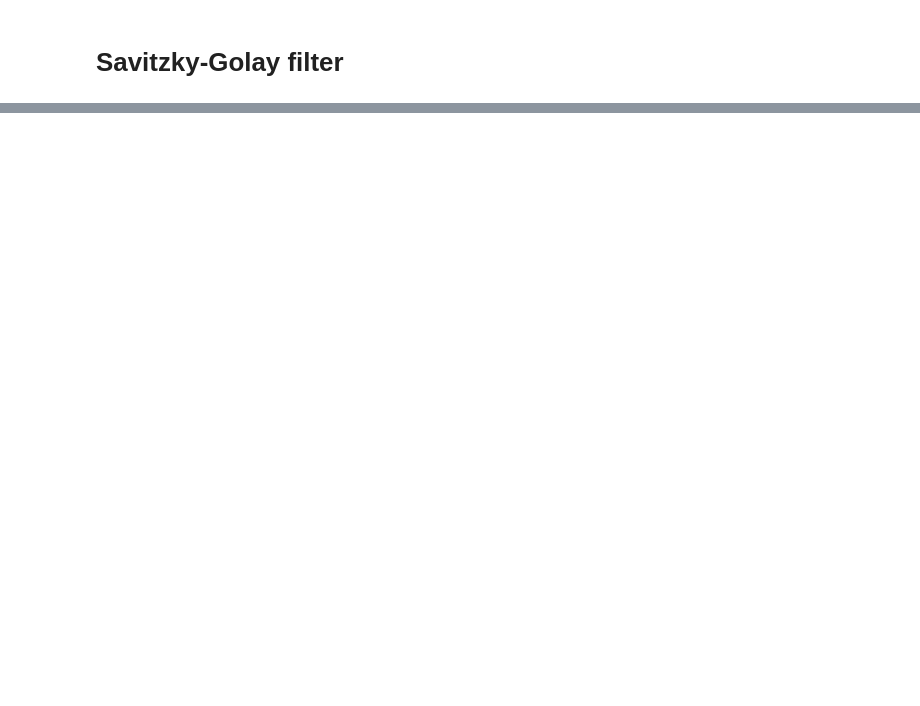
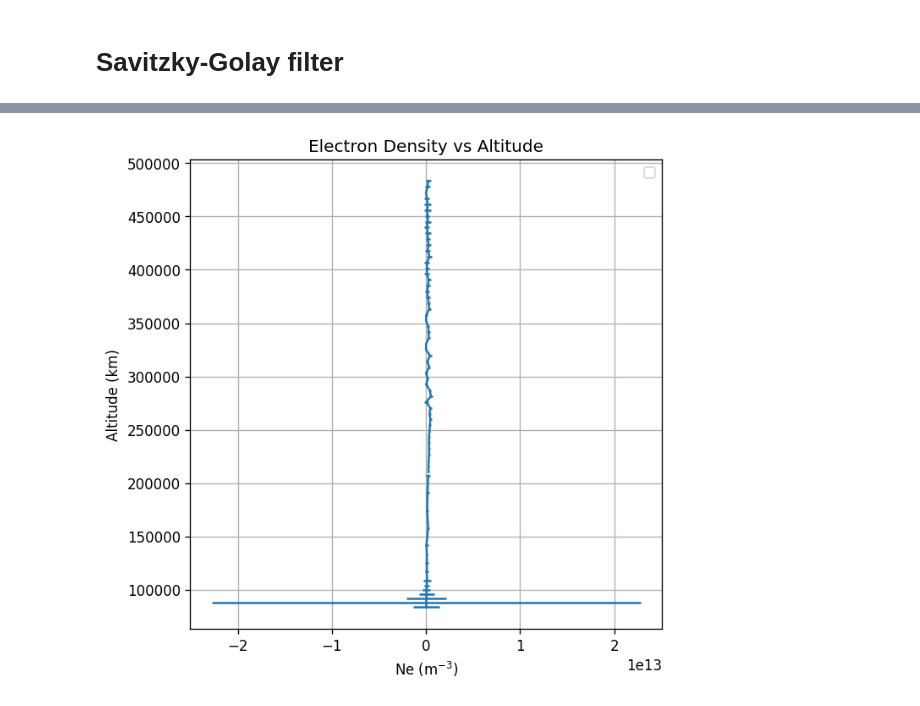
Before and after one commit to xXallisonXx/ISR2025_group5, a Jupyter notebook: TEC_multi_wfm.ipynb, the cells around one changed output, grey strips where cells are left out. Saved outputs shown, nothing was run; the diff lists cells and outputs as text; code cells hidden in the pictures; blank space fills up the shorter version.

```diff
--- a/TEC_multi_wfm.ipynb
+++ b/TEC_multi_wfm.ipynb
@@ -303,0 +392,94 @@ def TECIntegralWithErrors(Ne,dNe,Alt):
+# %%
+# stitch together data from 0-200km for AC and 200-550km for long pulse
+
+# Download a specific file from the experiment
+
+beam_index = 0
+time_index = 0
+
+fig,ax = plt.subplots(1,1, figsize=(6,6), dpi=120)
+
+stitched_all_beams_data = []
+stitched_all_beams_err = []
+stitched_all_beams_alt = []
+
+# -- Get lp data above 200km
+for i, beam_data in enumerate(PFISR_data_F):
+
+    stitched_data = []
+    stitched_alt = []
+    stitched_err = []
+
+    beam_data = PFISR_data_F[i]
+
+    # if i == beam_index:
+
+    print("Long pulse")
+    data_shape = np.shape(beam_data['ne'])
+    print()
+
+    index_200km_lp = np.argmin(np.abs(beam_data['altitude']-200000)) +2
+
+    print(np.size(beam_data['ne'], 0) - index_200km_lp )
+
+    stitched_data = beam_data['ne'][index_200km_lp:-1, :]
+    stitched_alt = beam_data['altitude'][index_200km_lp:-1]
+    stitched_err = beam_data['dne'][index_200km_lp:-1,:]
+
+    print(np.shape(stitched_data))
+    print(np.shape(stitched_alt))
+    print(np.shape(stitched_err))
+
+
+    # -- Get ac data below 200km
+    beam_data = PFISR_data_E[i]
+
+    # if i == beam_index:
+
+    print("AC pulse")
+
+    index_200km_ac = np.argmin(np.abs(beam_data['altitude']-200000)) + 1
+
+    for j in range(np.size(beam_data['ne'][1:index_200km_ac, :], 0)): # for all times
+        time_slice = np.array(beam_data['ne'][j, :])
+        time_slice = np.resize(time_slice, (1, data_shape[1]))
+        err_slice = np.array(beam_data['dne'][j, :])
+        err_slice = np.resize(err_slice, (1, data_shape[1]))
+        stitched_data = np.append(stitched_data, time_slice, axis=0)
+        stitched_err = np.append(stitched_err, err_slice, axis=0)
+    stitched_alt = np.append(stitched_alt, beam_data['altitude'][1:index_200km_ac])
+
+
+    print(np.shape(stitched_data))
+    print(np.shape(stitched_alt))
+    print(np.shape(stitched_err))
+
+    stitched_all_beams_data.append(stitched_data)
+    stitched_all_beams_err.append(stitched_err)
+    stitched_all_beams_alt.append(stitched_alt)
+
+print("All beams")
+print(np.shape(stitched_all_beams_data[0]))
+print(np.shape(stitched_all_beams_data[1]))
+print(np.shape(stitched_all_beams_data[2]))
+print(np.shape(stitched_all_beams_data[3]))
+
+
+
+ax.errorbar(stitched_data[:, time_index], stitched_alt, xerr=stitched_err[:, time_index], label=f"Vertical ({beam_data['elm']}\u00b0 el)")
+
+ax.legend('right', ['64016', '64157', '64964', '65066', '64016', '64157', '64964', '65066'])
+
+ax.set_xlabel('Ne (m$^{-3}$)')
+ax.set_ylabel('Altitude (km)')
+ax.grid()
+ax.set_title('Electron Density vs Altitude')
+
+# fig,axarr=plt.subplots(1,2, figsize=(9,3), dpi=120, gridspec_kw=dict(wspace=0.4))
+# ax = axarr[0]
+
+# dat = PFISR_data_E[1]
+# pcm = ax.pcolormesh(mdates.date2num(dat['time']), stitched_alt, stitched_data[:, time_index], vmin=0,vmax=2e11,shading='nearest')
+# format_axs(ax)
+# ax.set_title(f"Vertical Beam ({bdat['elm']}\u00b0 el)")
+# %% [output]
@@ -304,3 +507,4 @@ def TECIntegralWithErrors(Ne,dNe,Alt):
+[figure, added]
 # %%
 # Create a 2x2 grid of subplots
 fig, ax = plt.subplots(2, 2,dpi=300, figsize=(12,8))
```
Also changed, not shown: parts of 7 cells of this notebook.
